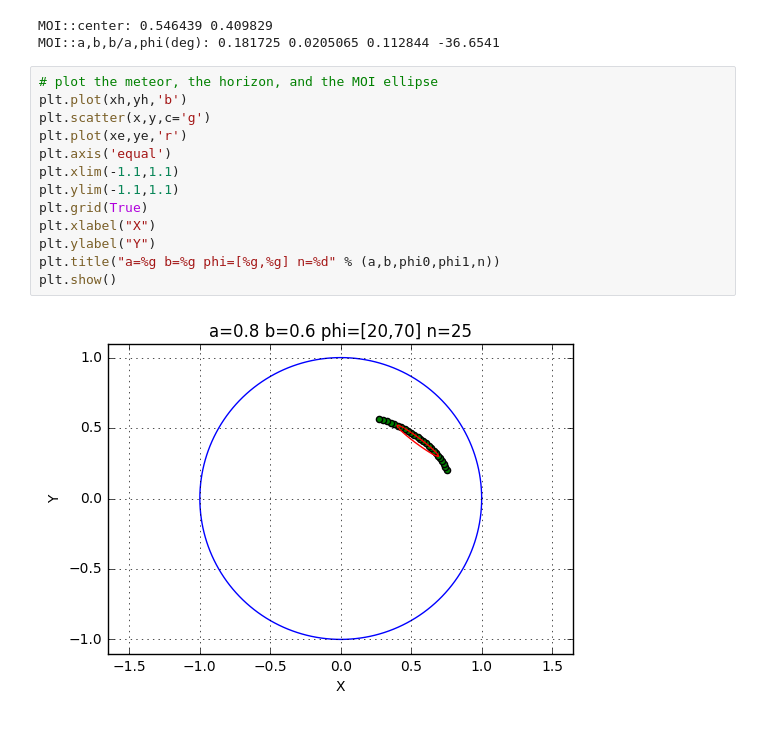
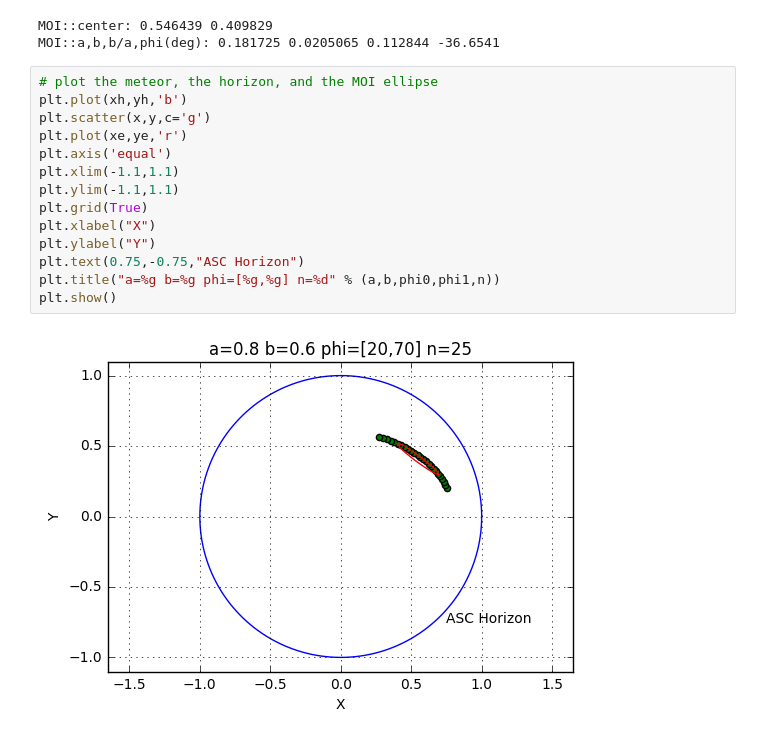
Before and after one commit to teuben/pyASC, a Jupyter notebook: examples/fitting.ipynb, the cells around one changed output. Saved outputs shown, nothing was run; the diff lists cells and outputs as text.

```diff
--- a/examples/fitting.ipynb
+++ b/examples/fitting.ipynb
@@ -95,15 +95,16 @@ MOI::a,b,b/a,phi(deg): 0.181725 0.0205065 0.112844 -36.6541
 # %%
 # plot the meteor, the horizon, and the MOI ellipse
 plt.plot(xh,yh,'b')
 plt.scatter(x,y,c='g')
 plt.plot(xe,ye,'r')
 plt.axis('equal')
 plt.xlim(-1.1,1.1)
 plt.ylim(-1.1,1.1)
 plt.grid(True)
 plt.xlabel("X")
 plt.ylabel("Y")
+plt.text(0.75,-0.75,"ASC Horizon")
 plt.title("a=%g b=%g phi=[%g,%g] n=%d" % (a,b,phi0,phi1,n))
 plt.show()
 # %% [output]
-[figure, old version]
+[figure, new version]
```
